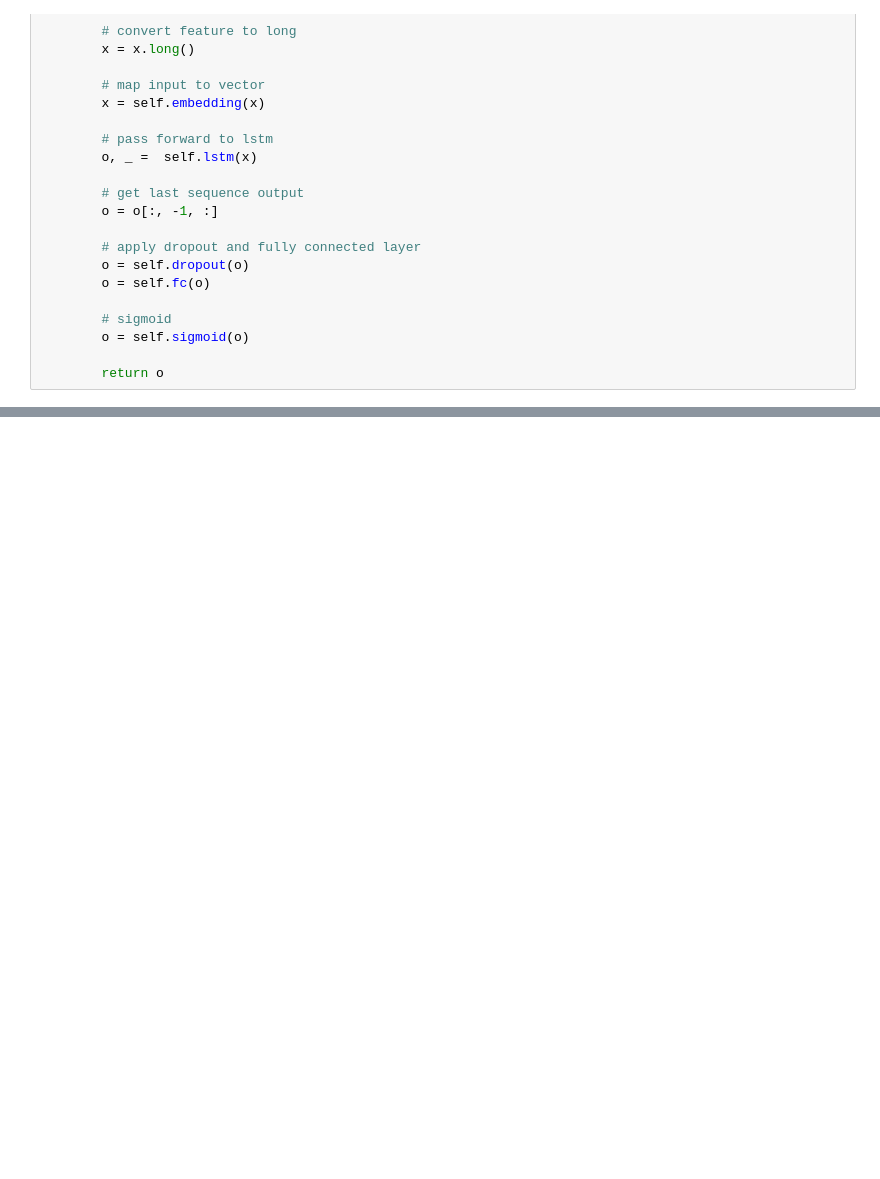
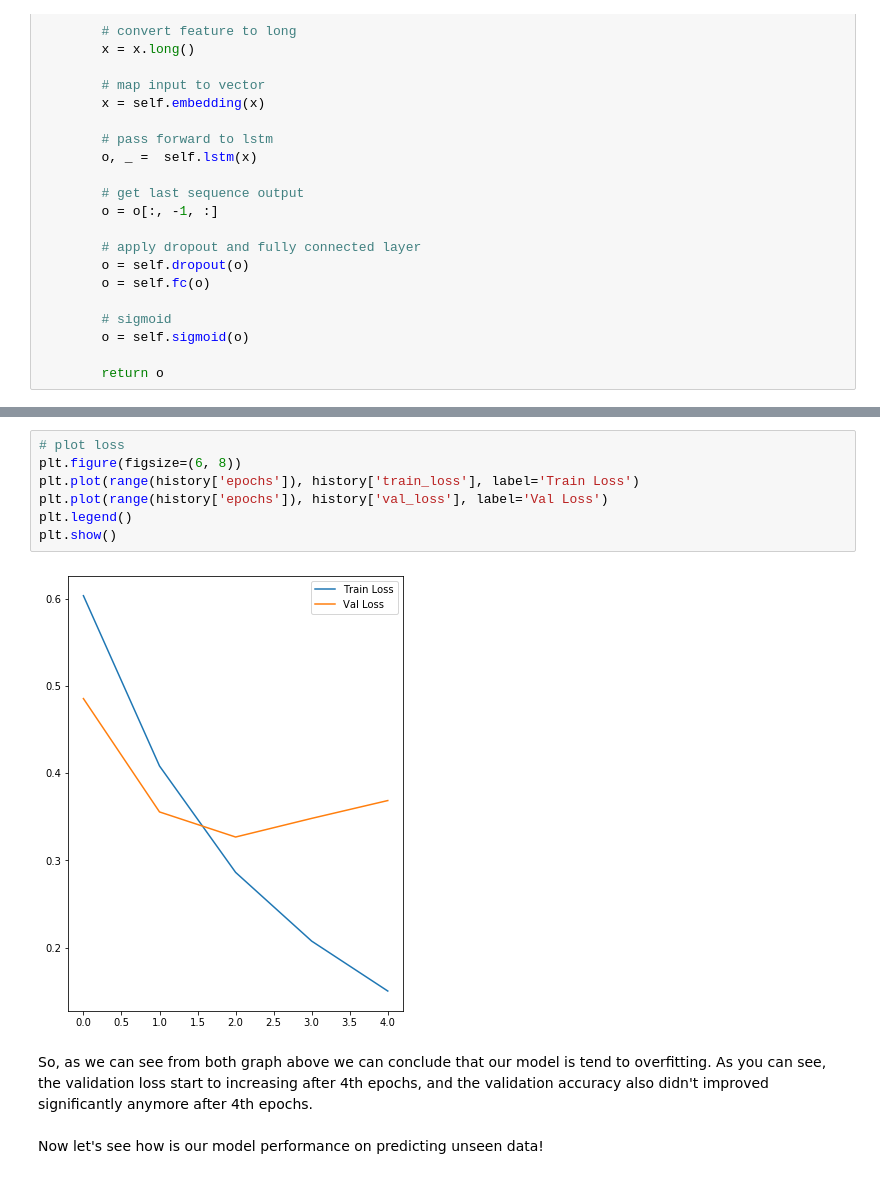
Before and after one commit to fhrzn/study-archive, a Jupyter notebook: sentiment-analysis/notebook/rnn-movie-review.ipynb, the cells around one changed output, grey strips where cells are left out. Drawn from its saved outputs; the diff is of its cells as text; blank space fills up the shorter version.

```diff
--- a/sentiment-analysis/notebook/rnn-movie-review.ipynb
+++ b/sentiment-analysis/notebook/rnn-movie-review.ipynb
@@ -618,0 +752,13 @@ for e in epochloop:
+# %%
+# plot loss
+plt.figure(figsize=(6, 8))
+plt.plot(range(history['epochs']), history['train_loss'], label='Train Loss')
+plt.plot(range(history['epochs']), history['val_loss'], label='Val Loss')
+plt.legend()
+plt.show()
+# %% [output]
+[figure, added]
+# %% [markdown]
+So, as we can see from both graph above we can conclude that our model is tend to overfitting. As you can see, the validation loss start to increasing after 4th epochs, and the validation accuracy also didn't improved significantly anymore after 4th epochs.
+<br><br>
+Now let's see how is our model performance on predicting unseen data!
```
Also changed, not shown: parts of 61 cells of this notebook, 2 other files.
